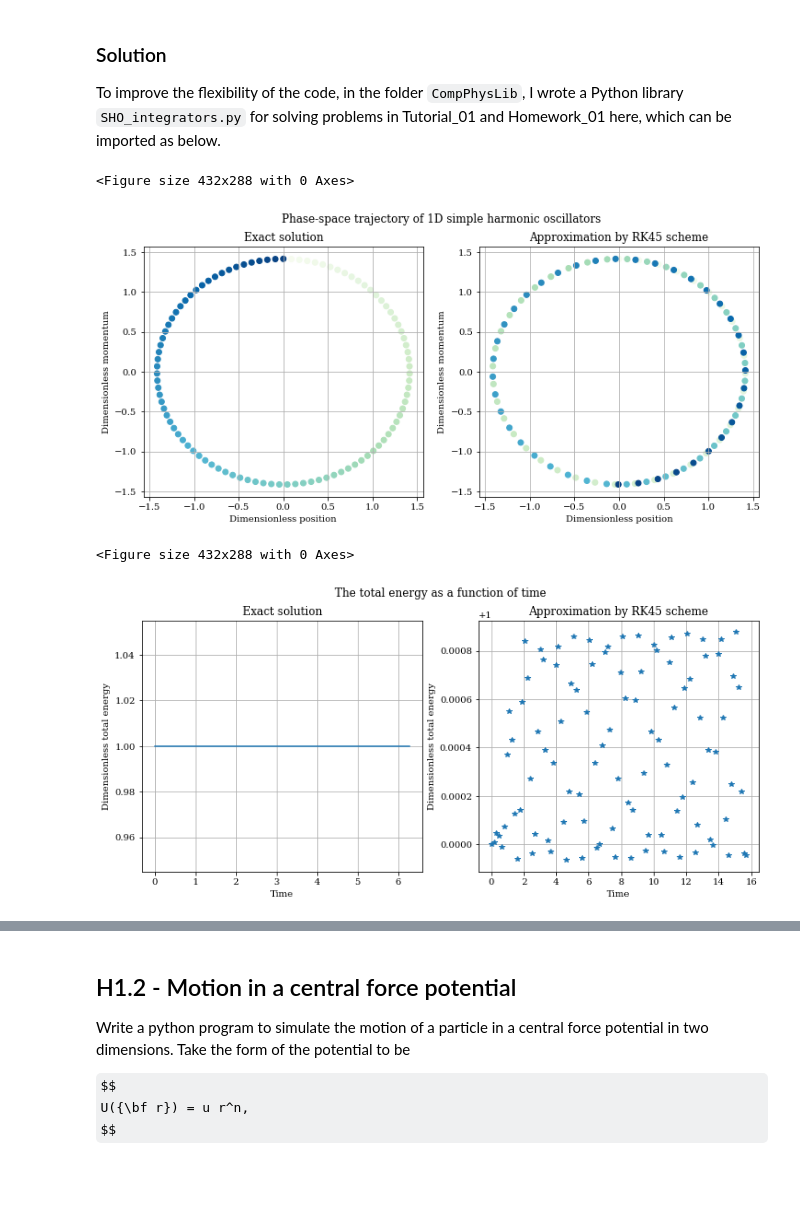
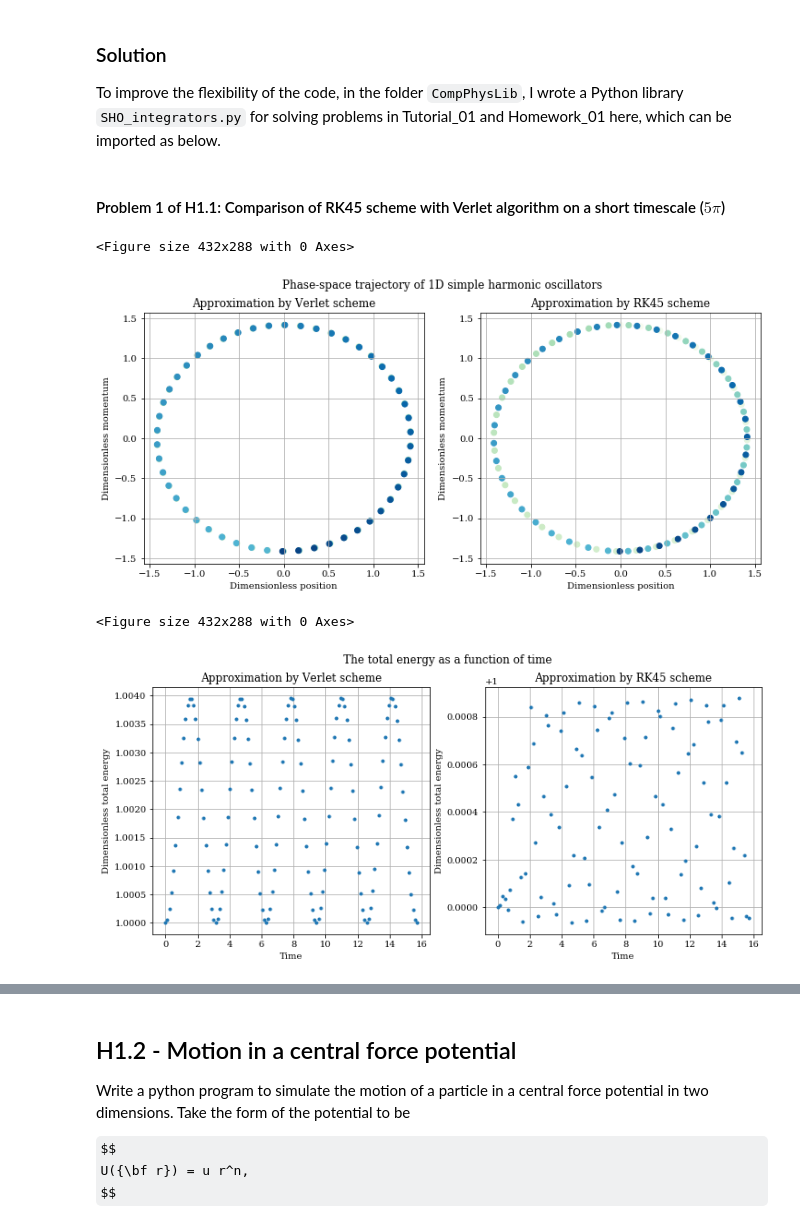
Before and after one commit to wehs7661/CompPhys, a Jupyter notebook: Homework/Homework_01.ipynb, the cells around one changed output, grey strips where cells are left out. Drawn from its saved outputs; the diff is of its cells as text; code cells hidden in the pictures; some formulas as TeX source; blank space fills up the shorter version.

```diff
--- a/Homework/Homework_01.ipynb
+++ b/Homework/Homework_01.ipynb
@@ -28,30 +29,36 @@ import sys
 sys.path.insert(1, '../')
 from CompPhysLib.SHO_integrators import SHO_integrators
 from scipy.integrate import solve_ivp
+# %% [markdown]
+#### Problem 1 of H1.1: Comparison of RK45 scheme with Verlet algorithm on a short timescale ($5 \pi$)
 # %%
 def SHO(t, z):
     x, p = z          # z: vector of the state variable
     return [p, -x]    # dx/dt = p, dp/dx = -x
 
-t = np.linspace(0, 5 * np.pi, 100)  # range of time to integrate
-x_0, p_0 = 0, np.sqrt(2)
+def RK45_Verlet(t_final):
+    t = np.linspace(0, t_final, 100)  # range of time to integrate
+    x_0, p_0 = 0, np.sqrt(2)
 
-# solve_ivp(func, t_span, y0, ...)
-sol = solve_ivp(SHO, [0, 5*np.pi], [x_0, p_0], dense_output=True)
-z = sol.sol(t)   # x(t) = z[0], p(t) = z[1]
-x_rk45, p_rk45 = z[0], z[1]
+    # solve_ivp(func, t_span, y0, ...)
+    sol = solve_ivp(SHO, [0, t_final], [x_0, p_0], dense_output=True)
+    z = sol.sol(t)   # x(t) = z[0], p(t) = z[1]
+    x_rk45, p_rk45 = z[0], z[1]
 
-SI = SHO_integrators()
-SI.integrator = 'RK45'
-SI.dt = t[-1] - t[-2]
+    # RK45
+    SI = SHO_integrators()
+    RK45 = SI.integrators(integrator='RK45', dt=t[-1] - t[-2], n=len(t))
+    RK45.x_approx, RK45.p_approx = z[0], z[1]
 
+    # Verlet
+    SI = SHO_integrators()
+    verlet = SI.integrators(integrator='Verlet',  n=125)
 
+    SI.SHO_plots_compare(verlet, RK45, False)
 
-
-
-SI.SHO_plots(x_rk45, p_rk45)
+RK45_Verlet(5 * np.pi)
 # %% [output]
 <Figure size 432x288 with 0 Axes>
-[figure, old version]
+[figure, new version]
 <Figure size 432x288 with 0 Axes>
-[figure, old version]
+[figure, new version]
```
Also changed, not shown: parts of 9 cells of this notebook, 1 other file.
